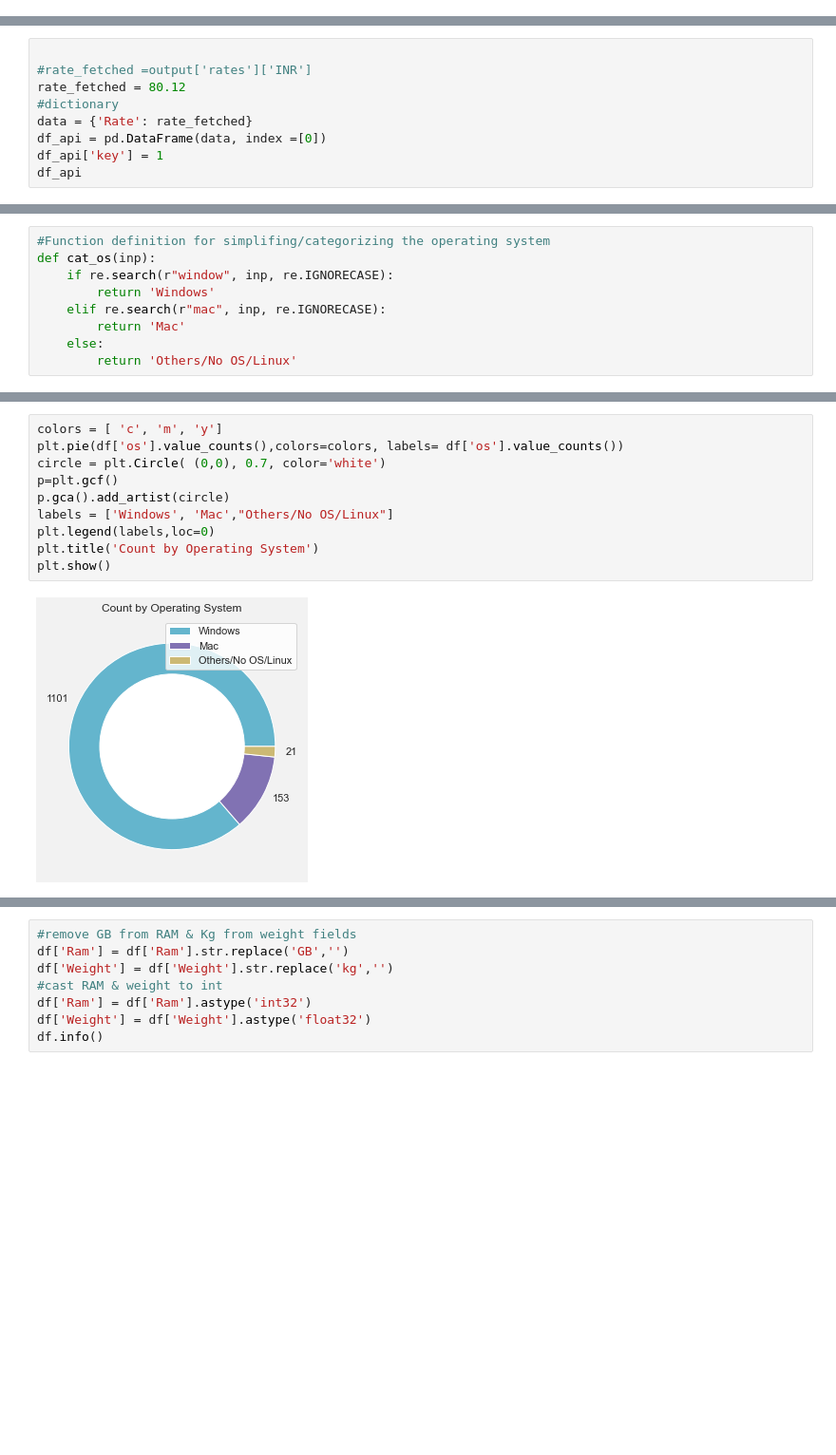
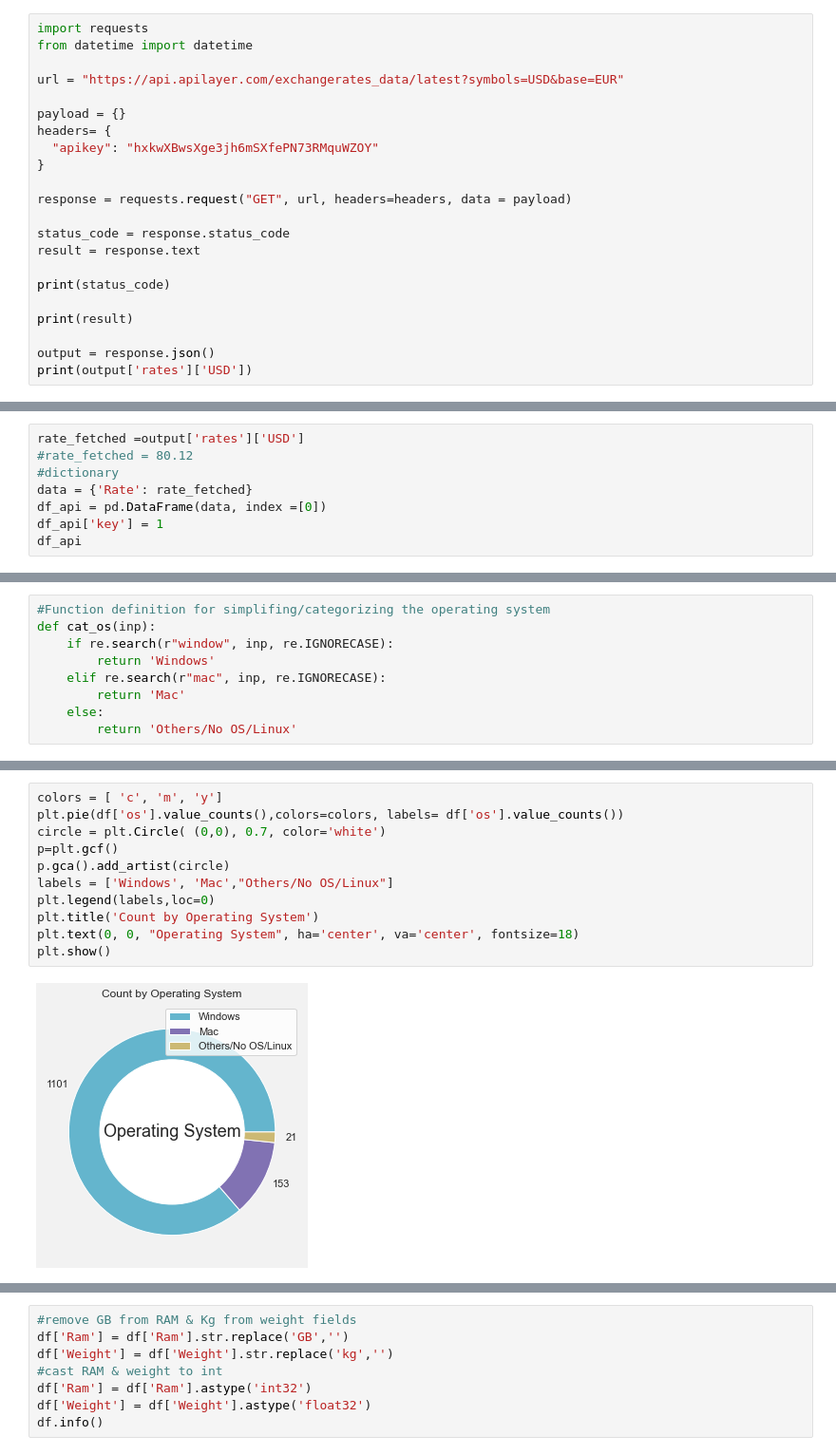
Before and after one commit to mrrachitchugh/UCDPA_RachitChugh, a Jupyter notebook: UCDPA_RachitChugh_CODE_LapPricePrediction.ipynb, the cells around one changed output, grey strips where cells are left out. Shown at 95% size. Drawn from its saved outputs; the diff is of its cells as text; blank space fills up the shorter version.

```diff
--- a/UCDPA_RachitChugh_CODE_LapPricePrediction.ipynb
+++ b/UCDPA_RachitChugh_CODE_LapPricePrediction.ipynb
@@ -136,0 +113,22 @@ print(output['rates']['INR'])
+# %%
+import requests
+from datetime import datetime
+
+url = "https://api.apilayer.com/exchangerates_data/latest?symbols=USD&base=EUR"
+
+payload = {}
+headers= {
+  "apikey": "hxkwXBwsXge3jh6mSXfePN73RMquWZOY"
+}
+
+response = requests.request("GET", url, headers=headers, data = payload)
+
+status_code = response.status_code
+result = response.text
+
+print(status_code)
+
+print(result)
+
+output = response.json()
+print(output['rates']['USD'])
@@ -137,7 +148,6 @@ print(output['rates']['INR'])
 # %%
-
-#rate_fetched =output['rates']['INR']
-rate_fetched = 80.12
+rate_fetched =output['rates']['USD']
+#rate_fetched = 80.12
 #dictionary
 data = {'Rate': rate_fetched}
 df_api = pd.DataFrame(data, index =[0])
@@ -433,15 +443,16 @@ df.sample(5)
 # %%
 colors = [ 'c', 'm', 'y']
 plt.pie(df['os'].value_counts(),colors=colors, labels= df['os'].value_counts())
 circle = plt.Circle( (0,0), 0.7, color='white')
 p=plt.gcf()
 p.gca().add_artist(circle)
 labels = ['Windows', 'Mac',"Others/No OS/Linux"]
 plt.legend(labels,loc=0)
 plt.title('Count by Operating System')
+plt.text(0, 0, "Operating System", ha='center', va='center', fontsize=18)
 plt.show()
 # %% [output]
-[figure, old version]
+[figure, new version]
 # %%
 colors = [ 'c', 'm', 'y']
 sns.set(rc={"axes.facecolor":"1","figure.facecolor":".95",'figure.figsize':(7,5)})
```
Also changed, not shown: parts of 85 cells of this notebook.
